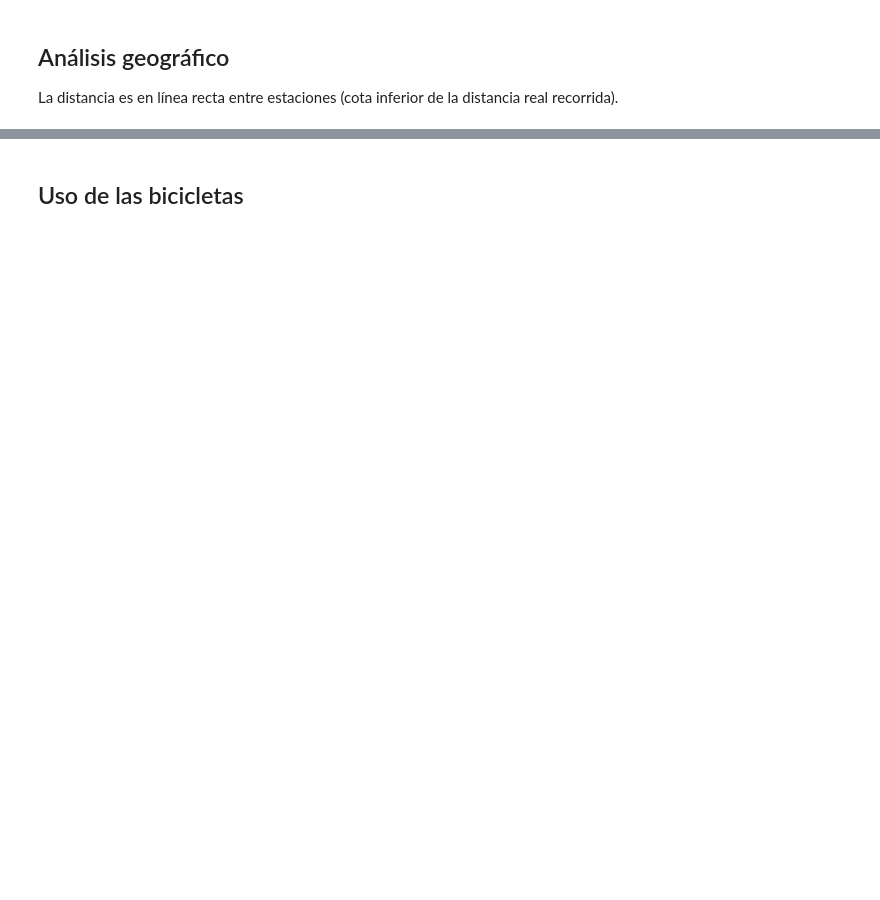
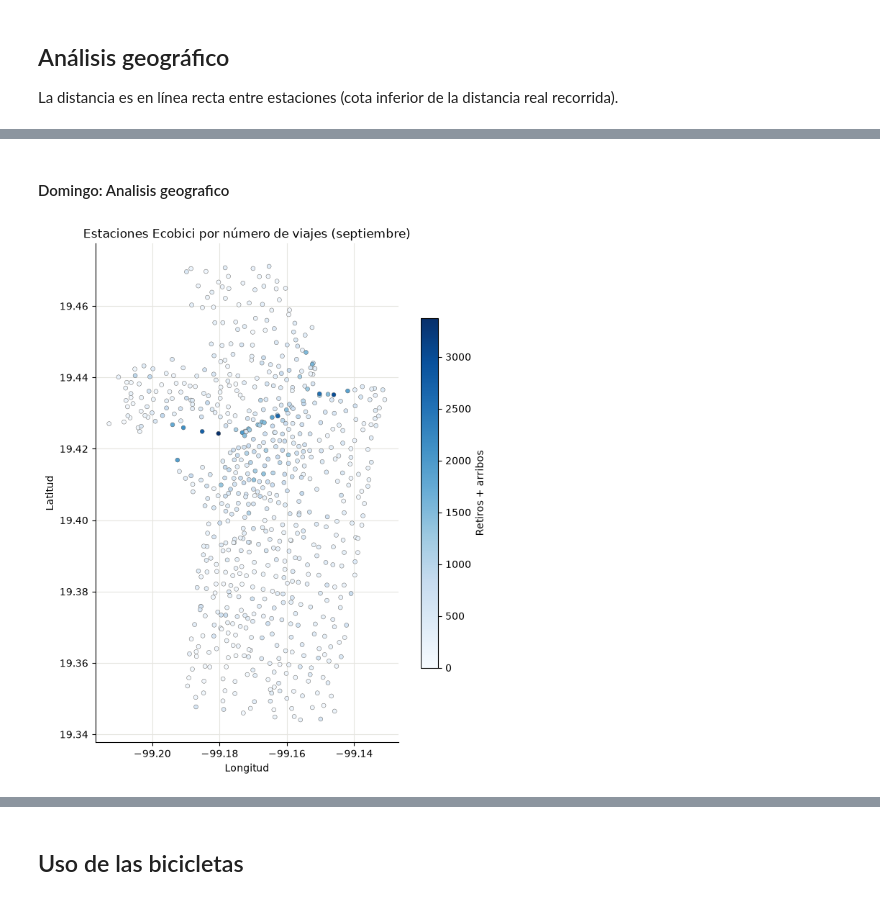
Before and after one commit to NicolasLT18/EcoBicis_proyecto, a Jupyter notebook: EDA.ipynb, the cells around one changed output, grey strips where cells are left out. Cells and saved outputs as stored; diff of their text form; code cells hidden in the pictures; blank space fills up the shorter version.

```diff
--- a/EDA.ipynb
+++ b/EDA.ipynb
@@ -108,7 +124,7 @@ memory usage: 125.8 MB
 # %% [markdown]
 ## DataFrame de las estaciones
 # %%
-estaciones_ruta = r"data\estaciones_ecobici.csv"
+estaciones_ruta = r"data\estaciones_ecobici_092026.csv"
 stations_df = pd.read_csv(estaciones_ruta)
 stations_df.head()
 # %% [output]
@@ -343,0 +478,28 @@ plt.show()
+# %% [markdown]
+#### Domingo: Analisis geografico
+# %%
+viajes_validos_dom = viajes_validos.iloc[viajes_validos["Dia_Semana"] == 6]
+
+uso_dom = pd.DataFrame({
+    "Retiros": viajes_validos_dom["Ciclo_Estacion_Retiro"].value_counts(),
+    "Arribos": viajes_validos_dom["Ciclo_Estacion_Arribo"].value_counts(),
+}).fillna(0).astype(int)
+uso_dom.index.name = "num_cicloe"
+uso_dom["Total"] = uso_dom["Retiros"] + uso_dom["Arribos"]
+uso_dom["Neto"] = uso_dom["Arribos"] - uso_dom["Retiros"]
+uso_dom.insert(0, "Estacion", nombre_estacion)
+
+coords = stations.set_index("num_cicloe")
+mapa_dom = coords.join(uso_dom["Total"]).fillna({"Total": 0})
+
+fig, ax = plt.subplots(figsize=(8, 9))
+sc = ax.scatter(mapa_dom["longitud"], mapa_dom["latitud"], c=mapa_dom["Total"], cmap="Blues",
+                s=18, edgecolors="#52514e", linewidths=0.3)
+ax.set_aspect(1 / np.cos(np.radians(mapa_dom["latitud"].mean())))
+ax.set(title="Estaciones Ecobici por número de viajes (septiembre)", xlabel="Longitud", ylabel="Latitud")
+fig.colorbar(sc, ax=ax, label="Retiros + arribos", shrink=0.7)
+plt.show()
+
+# TODO: Add the street map
+# %% [output]
+[figure, added]
```
Also changed, not shown: parts of 26 cells of this notebook.
